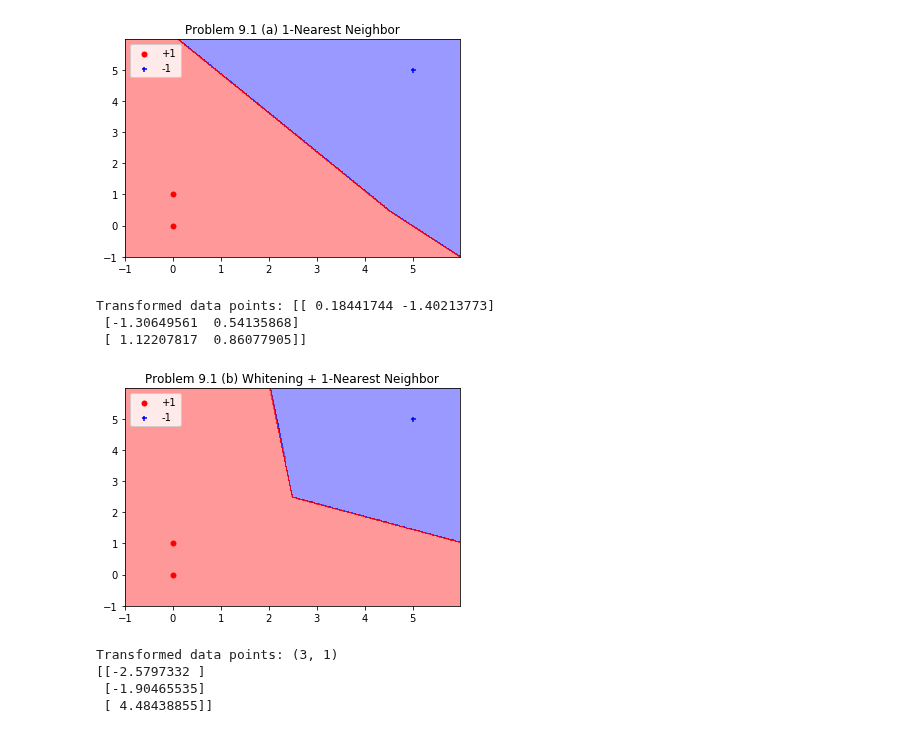
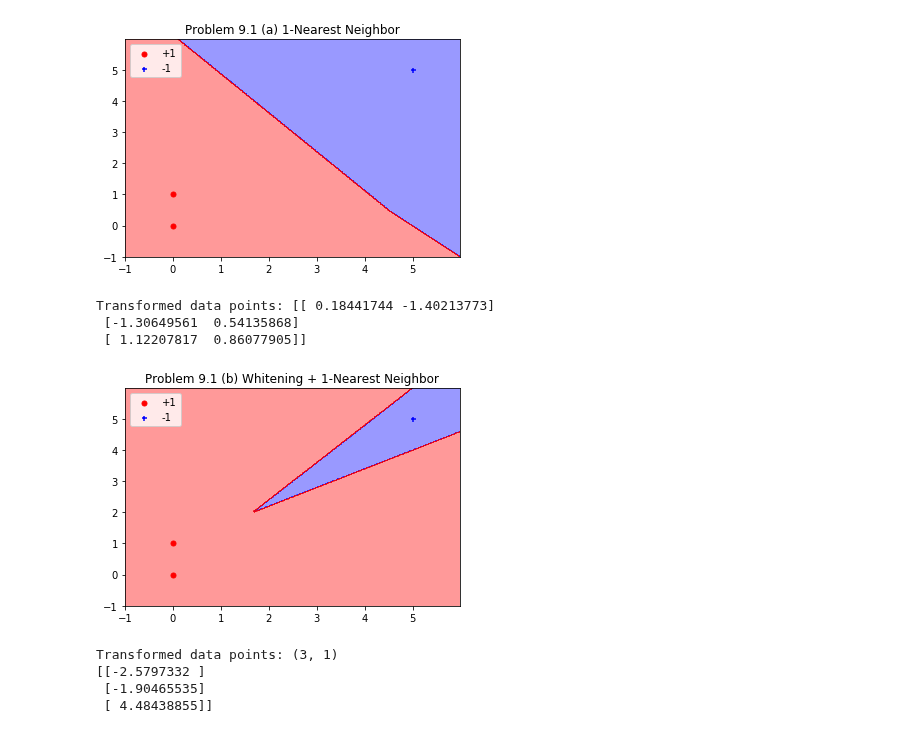
Before and after one commit to niuers/Learning-From-Data-A-Short-Course, a Jupyter notebook: Solutions to Chapter 9 Learning Aides.ipynb, the cells around one changed output. Cells and saved outputs as stored; diff of their text form; code cells hidden in the pictures.

```diff
--- a/Solutions to Chapter 9 Learning Aides.ipynb
+++ b/Solutions to Chapter 9 Learning Aides.ipynb
@@ -359,24 +359,32 @@ myplot.plt_plot([xsp1, xsm1], [ysp1, ysm1], 'scatter',
 [figure]
 # %%
 #### Problem 9.1 (b)
-Z_train = data.input_whitening(X_train)
+myw = data.Whitening()
+myw.fit(X_train)
+
+def whitening_transform(X):
+    Z = myw.transform(X)
+    return Z
+
+#Z_train = data.input_whitening(X_train)
+Z_train = whitening_transform(X_train)
 print(f"Transformed data points: {Z_train}")
 cls = nn.NearestNeighbors(Z_train, y_train, 1, 'classification')
 x1_min, x1_max = -1, 6
 x2_min, x2_max = -1, 6
 xx1, xx2 = myplot.get_grid(x1_min, x1_max, x2_min, x2_max, step=0.02)
-myplot.plot_decision_boundaries(xx1, xx2, 2, cls, data.input_whitening)
+myplot.plot_decision_boundaries(xx1, xx2, 2, cls, whitening_transform)
 
 myplot.plt_plot([xsp1, xsm1], [ysp1, ysm1], 'scatter',
                colors = ['r', 'b'], markers = ['o', '+'], labels = ['+1', '-1'],
                title = "Problem 9.1 (b) Whitening + 1-Nearest Neighbor", yscale = None, ylb = -1, yub = 6,
                xlb = -1, xub = 6, xlabel = None, ylabel = None,
                legends = ['+1', '-1'], legendx = None, legendy = None, marker_sizes=[25, 25])
 # %% [output]
 Transformed data points: [[ 0.18441744 -1.40213773]
  [-1.30649561  0.54135868]
  [ 1.12207817  0.86077905]]
-[figure, old version]
+[figure, new version]
 # %%
 #### Problem 9.1 (c) Use customized PCA
 
```
Also changed, not shown: parts of 34 cells of this notebook, 2 other files.
